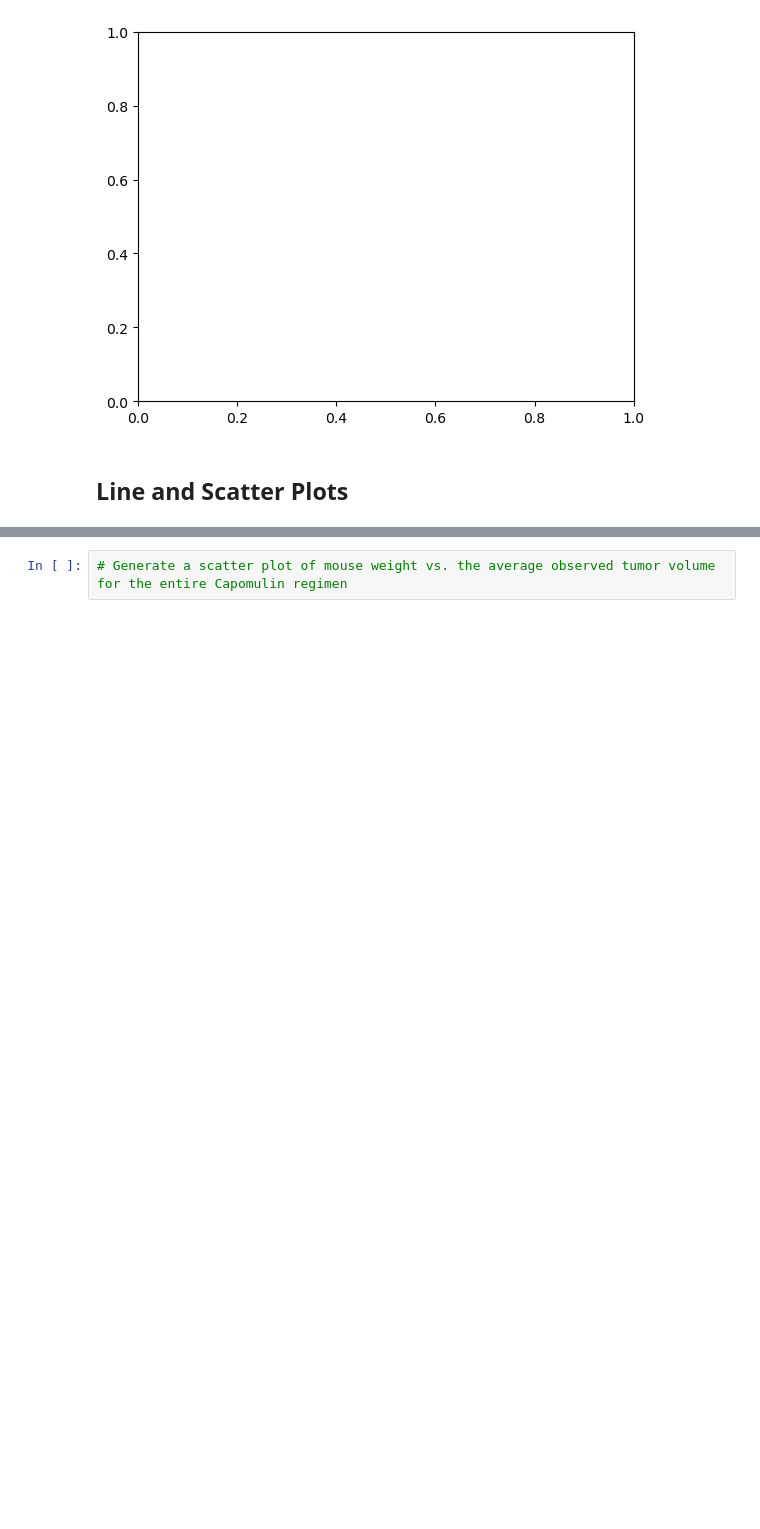
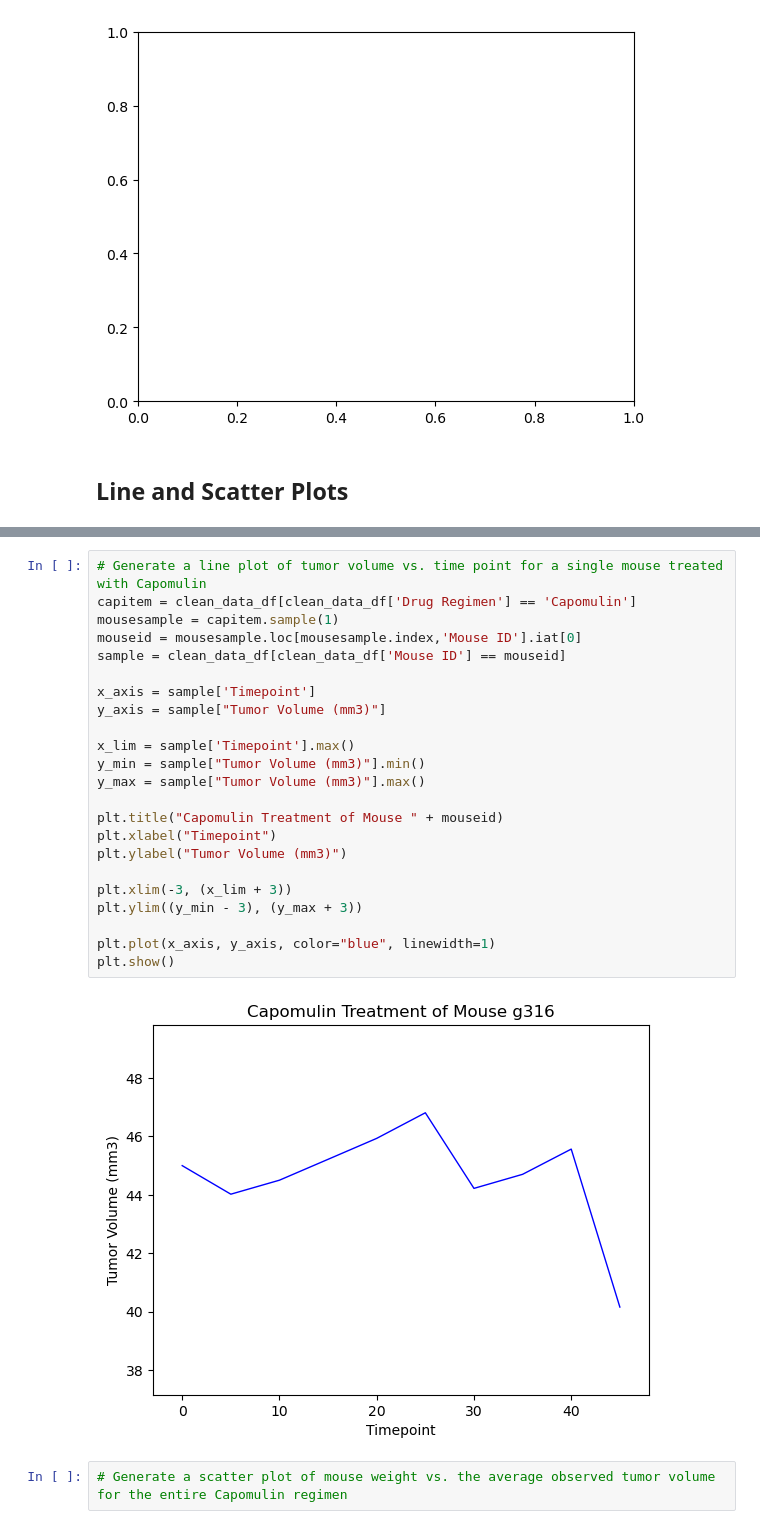
Before and after one commit to jamieah80/pyplot-challenge, a Jupyter notebook: pymaceuticals_completed.ipynb, the cells around one changed output, grey strips where cells are left out. Cells and saved outputs as stored; diff of their text form; blank space fills up the shorter version.

```diff
--- a/pymaceuticals_completed.ipynb
+++ b/pymaceuticals_completed.ipynb
@@ -288,3 +281,28 @@ ValueError: setting an array element with a sequence. The requested array has an
+# %%
+# Generate a line plot of tumor volume vs. time point for a single mouse treated with Capomulin
+capitem = clean_data_df[clean_data_df['Drug Regimen'] == 'Capomulin']
+mousesample = capitem.sample(1)
+mouseid = mousesample.loc[mousesample.index,'Mouse ID'].iat[0]
+sample = clean_data_df[clean_data_df['Mouse ID'] == mouseid]
+
+x_axis = sample['Timepoint']
+y_axis = sample["Tumor Volume (mm3)"]
+
+x_lim = sample['Timepoint'].max()
+y_min = sample["Tumor Volume (mm3)"].min()
+y_max = sample["Tumor Volume (mm3)"].max()
+
+plt.title("Capomulin Treatment of Mouse " + mouseid)
+plt.xlabel("Timepoint")
+plt.ylabel("Tumor Volume (mm3)")
+
+plt.xlim(-3, (x_lim + 3))
+plt.ylim((y_min - 3), (y_max + 3))
+
+plt.plot(x_axis, y_axis, color="blue", linewidth=1)
+plt.show()
+# %% [output]
+[figure, added]
 # %%
 # Generate a scatter plot of mouse weight vs. the average observed tumor volume for the entire Capomulin regimen
 # %% [output]
```
Also changed, not shown: parts of 4 cells of this notebook.
